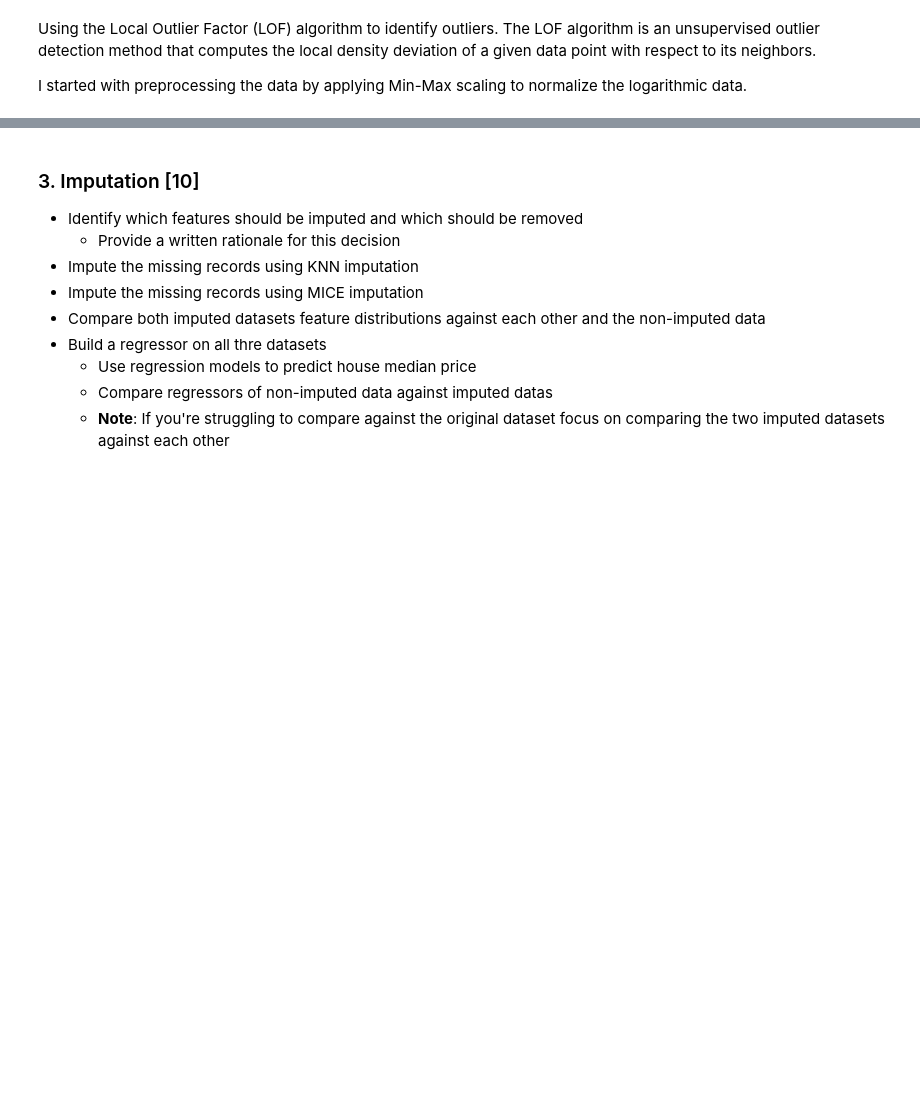
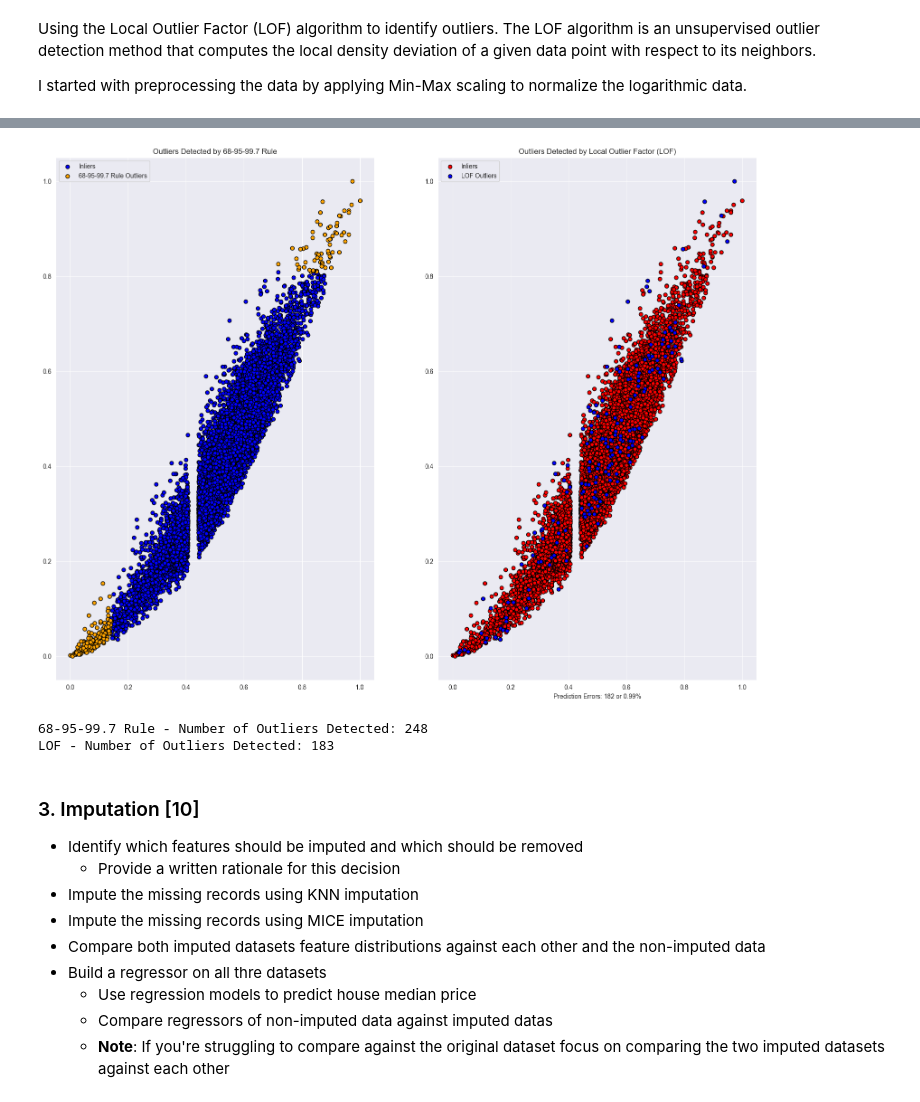
Before and after one commit to Shreyas8612/Predictive_Analytics, a Jupyter notebook: Coursework/CSC3831_Final_Assessment.ipynb, the cells around one changed output, grey strips where cells are left out. Drawn from its saved outputs; the diff is of its cells as text; code cells hidden in the pictures; blank space fills up the shorter version.

Commit message:
Implemented Algorithmic anomaly detection using LOFs and compared with 68,95,99.7 Rule

```diff
--- a/Coursework/CSC3831_Final_Assessment.ipynb
+++ b/Coursework/CSC3831_Final_Assessment.ipynb
@@ -214,7 +216,8 @@ Using the Local Outlier Factor (LOF) algorithm to identify outliers. The LOF alg
 I started with preprocessing the data by applying Min-Max scaling to normalize the logarithmic data.
 # %%
 #Log transformation followed by Min-Max scaling
-houses_corrupted_NAN = houses_corrupted.dropna()  # Drop rows with missing values
-houses_log_transformed = np.log1p(houses_corrupted_NAN+125)  # Apply log transformation
+houses_corrupted_cleaned = houses_corrupted.dropna()  # Drop rows with missing values
+houses_log_transformed = np.log1p(houses_corrupted_cleaned+125)  # Apply log transformation
 scaler = MinMaxScaler()  # Initialize scaler
 houses_preprocessed = scaler.fit_transform(houses_log_transformed) # Apply scaling
+houses_preprocessed = pd.DataFrame(houses_preprocessed, columns=houses_corrupted_cleaned.columns)  # Convert to DataFrame
@@ -250,3 +224,57 @@ plt.show()
+# %%
+# Choose the two features to plot
+feature_1 = houses_preprocessed.columns[3]  # replace with actual feature if different
+feature_2 = houses_preprocessed.columns[4]  # replace with actual feature if different
+
+# Calculate mean and standard deviation for the 68-95-99.7 rule
+mean_1, std_1 = houses_preprocessed[feature_1].mean(), houses_preprocessed[feature_1].std()
+mean_2, std_2 = houses_preprocessed[feature_2].mean(), houses_preprocessed[feature_2].std()
+
+# Define the boundaries for outliers under 68-95-99.7 rule
+outliers_1 = ((houses_preprocessed[feature_1] < mean_1 - 3 * std_1) |
+              (houses_preprocessed[feature_1] > mean_1 + 3 * std_1))
+outliers_2 = ((houses_preprocessed[feature_2] < mean_2 - 3 * std_2) |
+              (houses_preprocessed[feature_2] > mean_2 + 3 * std_2))
+
+# Combine conditions to identify outliers based on the 68-95-99.7 rule
+rule_outliers = houses_preprocessed[outliers_1 | outliers_2]
+rule_inliers = houses_preprocessed[~(outliers_1 | outliers_2)]
+
+# Step 2: Apply Local Outlier Factor (LOF) for outlier detection
+clf = LocalOutlierFactor(n_neighbors=20)
+y_pred = clf.fit_predict(houses_preprocessed)
+x_scores = clf.negative_outlier_factor_
+
+# Identify the LOF-detected outliers and inliers
+lof_outliers = houses_preprocessed[y_pred == -1]
+lof_inliers = houses_preprocessed[y_pred == 1]
+n_errors = sum((np.array(y_pred[-len(lof_outliers):] != -1)))
+
+# Visualization
+fig, ax = plt.subplots(1, 2, figsize=(20, 15))
+
+# First Plot: 68-95-99.7 Rule Outliers
+ax[0].scatter(rule_inliers[feature_1], rule_inliers[feature_2], c='blue', label="Inliers", edgecolor="k")
+ax[0].scatter(rule_outliers[feature_1], rule_outliers[feature_2], c='orange', label="68-95-99.7 Rule Outliers", edgecolor="k")
+ax[0].set_title("Outliers Detected by 68-95-99.7 Rule")
+ax[0].legend()
+
+# Second Plot: LOF Outliers
+ax[1].scatter(lof_inliers[feature_1], lof_inliers[feature_2], c='red', label="Inliers", edgecolor="k")
+ax[1].scatter(lof_outliers[feature_1], lof_outliers[feature_2], c='blue', label="LOF Outliers", edgecolor="k")
+ax[1].set_xlabel("Prediction Errors: {n} or {per_n:.2f}%".format(n=n_errors, per_n=n_errors/len(lof_outliers)))
+ax[1].set_title("Outliers Detected by Local Outlier Factor (LOF)")
+ax[1].legend()
+
+plt.show()
+
+# Summary of results
+print("68-95-99.7 Rule - Number of Outliers Detected:", len(rule_outliers))
+print("LOF - Number of Outliers Detected:", len(lof_outliers))
+# %% [output]
+[figure, added]
+68-95-99.7 Rule - Number of Outliers Detected: 248
+LOF - Number of Outliers Detected: 183
 # %% [markdown]
 ### 3. Imputation [10]
 - Identify which features should be imputed and which should be removed
```
Also changed, not shown: parts of 3 cells of this notebook.
